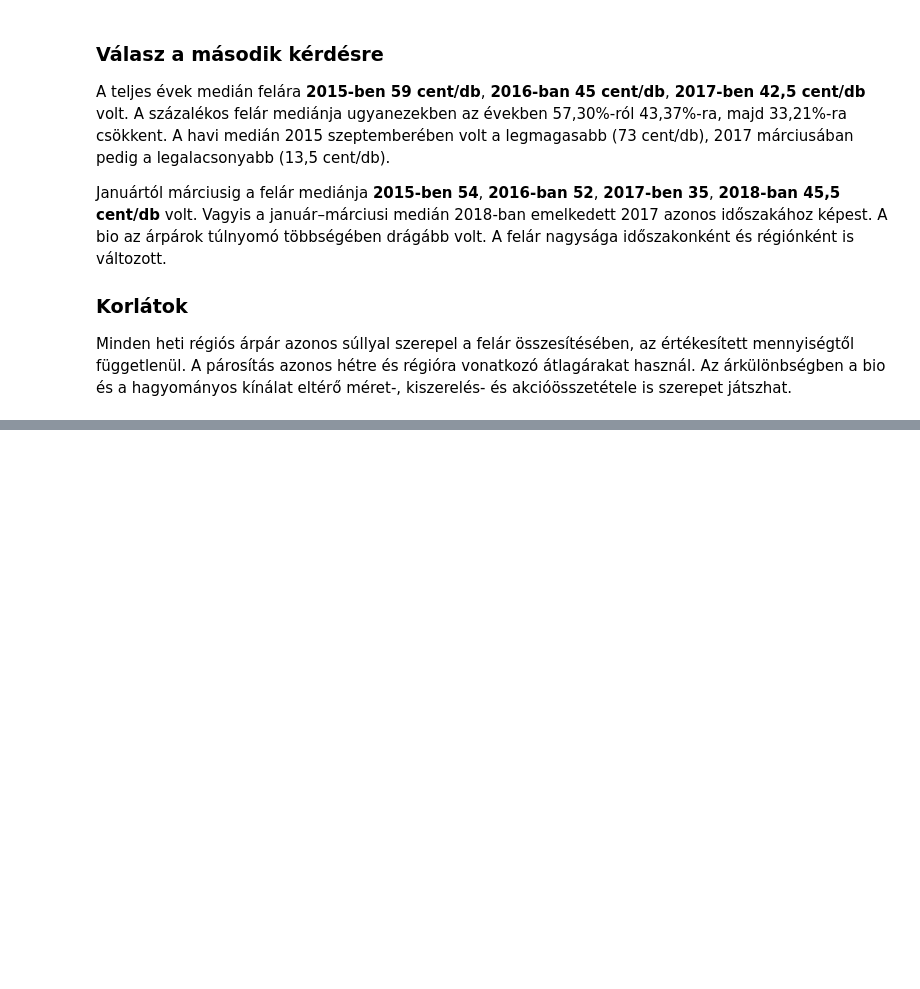
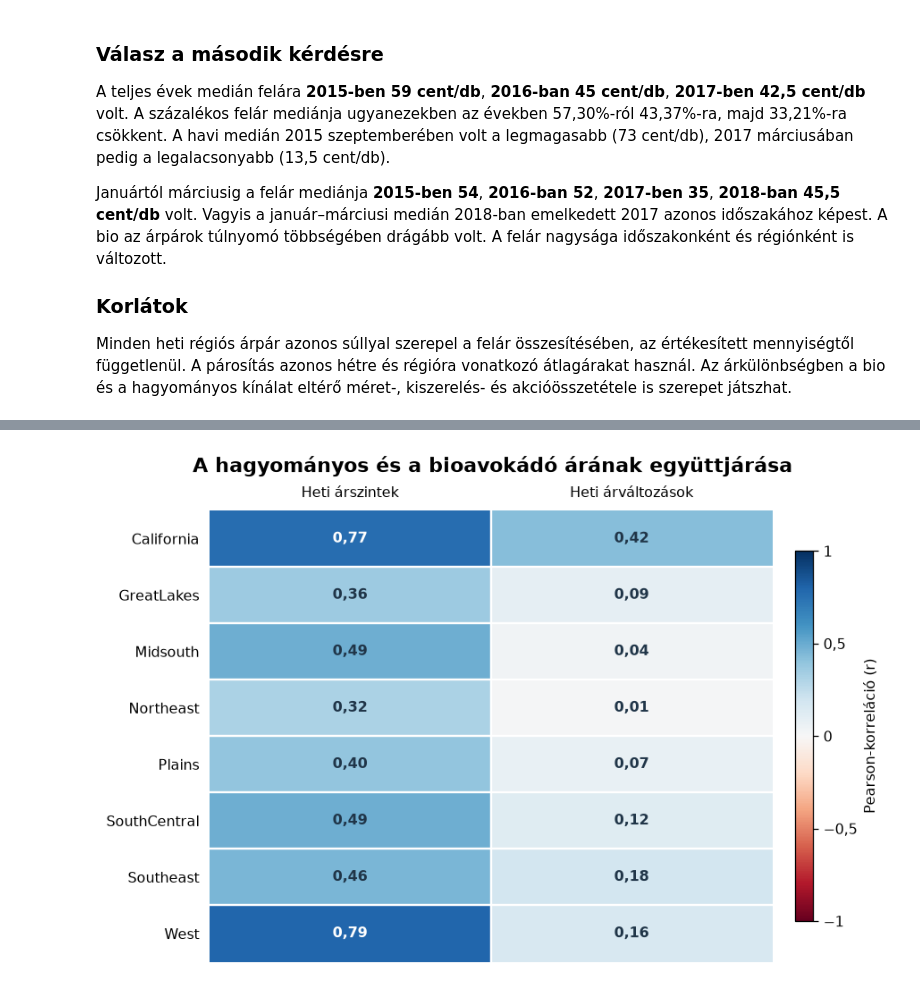
Before and after one commit to ngygbr01/avocado_price_forecasting, a Jupyter notebook: main.ipynb, the cells around one changed output, grey strips where cells are left out. Saved outputs shown, nothing was run; the diff lists cells and outputs as text; code cells hidden in the pictures; blank space fills up the shorter version.

```diff
--- a/main.ipynb
+++ b/main.ipynb
@@ -661,0 +662,55 @@ Minden heti régiós árpár azonos súllyal szerepel a felár összesítésébe
+# %%
+heti_valtozas = (
+    regional_prices.mul(100).round().astype(int)
+    .groupby(level="region").diff().dropna()
+)
+
+korrelaciok = []
+for regio in SELECTED_REGIONS:
+    arak = regional_prices.loc[regio]
+    valtozasok = heti_valtozas.loc[regio]
+    korrelaciok.append([
+        arak["conventional"].corr(arak["organic"], method="pearson"),
+        valtozasok["conventional"].corr(valtozasok["organic"], method="pearson"),
+    ])
+
+korrelacio = pd.DataFrame(
+    korrelaciok,
+    index=SELECTED_REGIONS,
+    columns=["Heti árszintek", "Heti árváltozások"],
+)
+
+fig, ax = plt.subplots(figsize=(7.6, 5.0), layout="constrained")
+fig.suptitle("A hagyományos és a bioavokádó árának együttjárása",
+             fontsize=14, fontweight="bold")
+
+heatmap = ax.imshow(korrelacio, cmap="RdBu", vmin=-1, vmax=1, aspect="auto")
+ax.set_xticks(range(len(korrelacio.columns)), korrelacio.columns)
+ax.set_yticks(range(len(korrelacio)), korrelacio.index)
+ax.xaxis.tick_top()
+ax.tick_params(length=0, pad=7)
+
+for sor in range(len(korrelacio)):
+    for oszlop in range(len(korrelacio.columns)):
+        ertek = korrelacio.iloc[sor, oszlop]
+        ax.text(
+            oszlop, sor, f"{ertek:.2f}".replace(".", ","),
+            ha="center", va="center", fontweight="bold",
+            color="white" if abs(ertek) >= 0.65 else "#203548",
+        )
+
+ax.axvline(0.5, color="white", linewidth=1.5)
+for hatar in np.arange(0.5, len(korrelacio) - 0.5):
+    ax.axhline(hatar, color="white", linewidth=1.5)
+for spine in ax.spines.values():
+    spine.set_visible(False)
+
+szinskala = fig.colorbar(heatmap, ax=ax, shrink=0.82, pad=0.04)
+szinskala.set_label("Pearson-korreláció (r)")
+szinskala.set_ticks([-1, -0.5, 0, 0.5, 1])
+szinskala.set_ticklabels(["−1", "−0,5", "0", "0,5", "1"])
+
+fig.savefig("figures/egyuttmozgas_heatmap.png", dpi=170, bbox_inches="tight")
+plt.show()
+# %% [output]
+[figure, added]
```
Also changed, not shown: parts of 6 cells of this notebook, 2 other files.
